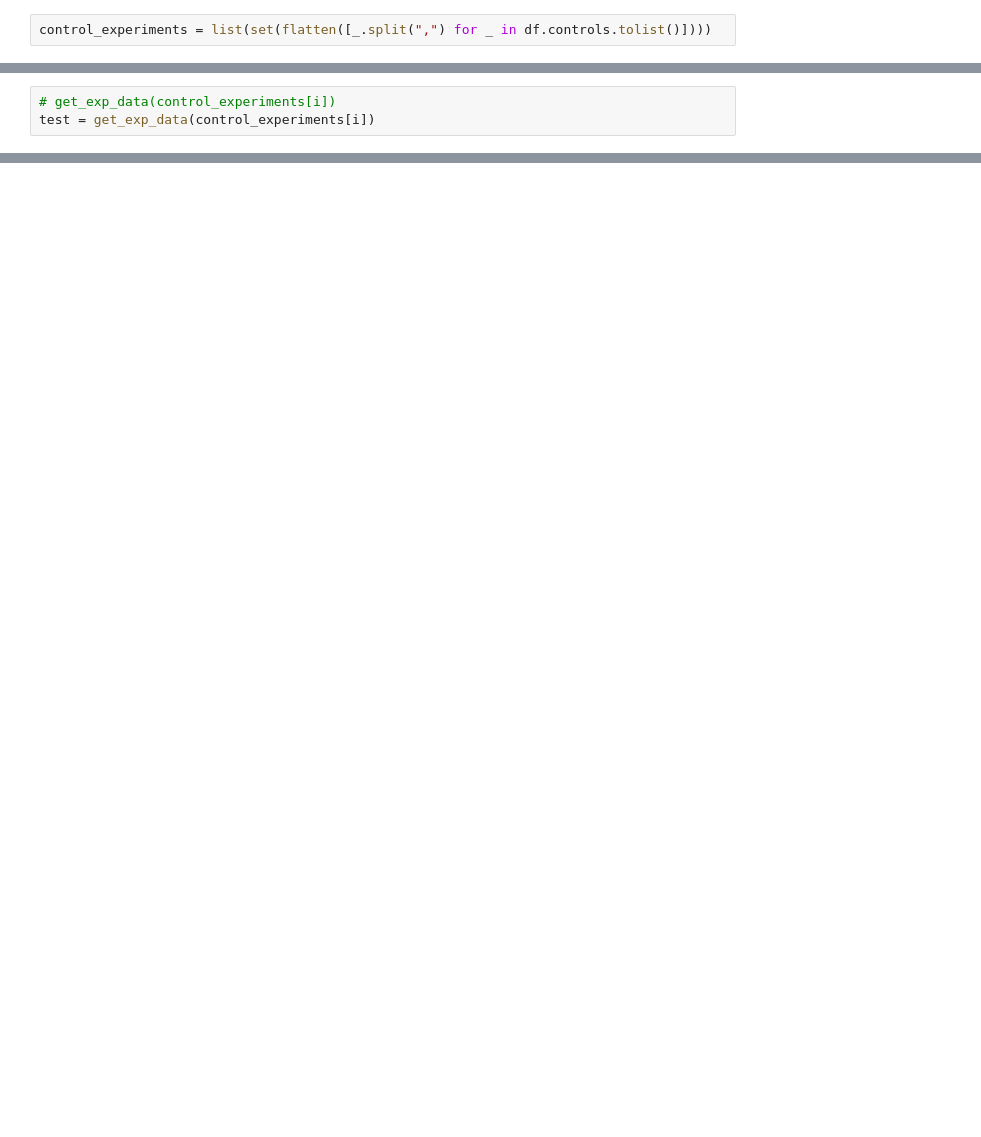
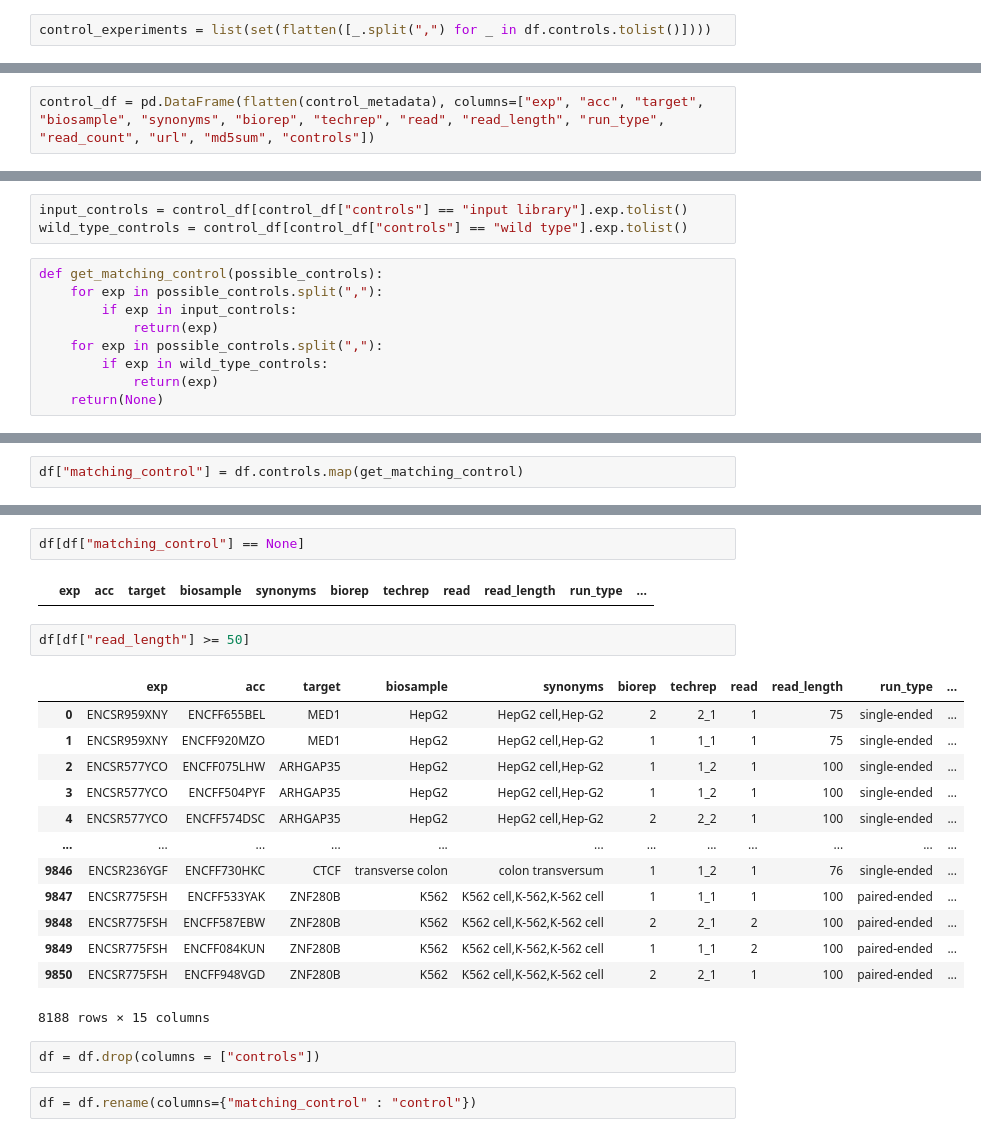
Before and after one commit to grandrews7/T2T-ENCODE-ZLab, a Jupyter notebook: Get-Metadata.ipynb, the cells around one changed output, grey strips where cells are left out. Cells and saved outputs as stored; diff of their text form; blank space fills up the shorter version.

```diff
--- a/Get-Metadata.ipynb
+++ b/Get-Metadata.ipynb
@@ -185,3 +126,2 @@ TypeError: list indices must be integers or slices, not str
 # %%
-# get_exp_data(control_experiments[i])
-test = get_exp_data(control_experiments[i])
+control_df = pd.DataFrame(flatten(control_metadata), columns=["exp", "acc", "target", "biosample", "synonyms", "biorep", "techrep", "read", "read_length", "run_type", "read_count", "url", "md5sum", "controls"])
@@ -189,0 +137,12 @@ KeyError: 'control_type'
+# %%
+input_controls = control_df[control_df["controls"] == "input library"].exp.tolist()
+wild_type_controls = control_df[control_df["controls"] == "wild type"].exp.tolist()
+# %%
+def get_matching_control(possible_controls):
+    for exp in possible_controls.split(","):
+        if exp in input_controls:
+            return(exp)
+    for exp in possible_controls.split(","):
+        if exp in wild_type_controls:
+            return(exp)
+    return(None)
@@ -189,0 +162,2 @@ KeyError: 'control_type'
+# %%
+df["matching_control"] = df.controls.map(get_matching_control)
@@ -189,0 +173,24 @@ KeyError: 'control_type'
+# %%
+df[df["matching_control"] == None]
+# %% [output]
+|  | exp | acc | target | biosample | synonyms | biorep | techrep | read | read_length | run_type | ... |
+# %%
+df[df["read_length"] >= 50]
+# %% [output]
+|  | exp | acc | target | biosample | synonyms | biorep | techrep | read | read_length | run_type | ... |
+| 0 | ENCSR959XNY | ENCFF655BEL | MED1 | HepG2 | HepG2 cell,Hep-G2 | 2 | 2_1 | 1 | 75 | single-ended | ... |
+| 1 | ENCSR959XNY | ENCFF920MZO | MED1 | HepG2 | HepG2 cell,Hep-G2 | 1 | 1_1 | 1 | 75 | single-ended | ... |
+| 2 | ENCSR577YCO | ENCFF075LHW | ARHGAP35 | HepG2 | HepG2 cell,Hep-G2 | 1 | 1_2 | 1 | 100 | single-ended | ... |
+| 3 | ENCSR577YCO | ENCFF504PYF | ARHGAP35 | HepG2 | HepG2 cell,Hep-G2 | 1 | 1_2 | 1 | 100 | single-ended | ... |
+| 4 | ENCSR577YCO | ENCFF574DSC | ARHGAP35 | HepG2 | HepG2 cell,Hep-G2 | 2 | 2_2 | 1 | 100 | single-ended | ... |
+| ... | ... | ... | ... | ... | ... | ... | ... | ... | ... | ... | ... |
+| 9846 | ENCSR236YGF | ENCFF730HKC | CTCF | transverse colon | colon transversum | 1 | 1_2 | 1 | 76 | single-ended | ... |
+| 9847 | ENCSR775FSH | ENCFF533YAK | ZNF280B | K562 | K562 cell,K-562,K-562 cell | 1 | 1_1 | 1 | 100 | paired-ended | ... |
+| 9848 | ENCSR775FSH | ENCFF587EBW | ZNF280B | K562 | K562 cell,K-562,K-562 cell | 2 | 2_1 | 2 | 100 | paired-ended | ... |
+| 9849 | ENCSR775FSH | ENCFF084KUN | ZNF280B | K562 | K562 cell,K-562,K-562 cell | 1 | 1_1 | 2 | 100 | paired-ended | ... |
+| 9850 | ENCSR775FSH | ENCFF948VGD | ZNF280B | K562 | K562 cell,K-562,K-562 cell | 2 | 2_1 | 1 | 100 | paired-ended | ... |
+8188 rows × 15 columns
+# %%
+df = df.drop(columns = ["controls"])
+# %%
+df = df.rename(columns={"matching_control" : "control"})
```
Also changed, not shown: parts of 23 cells of this notebook, 11 other files.
